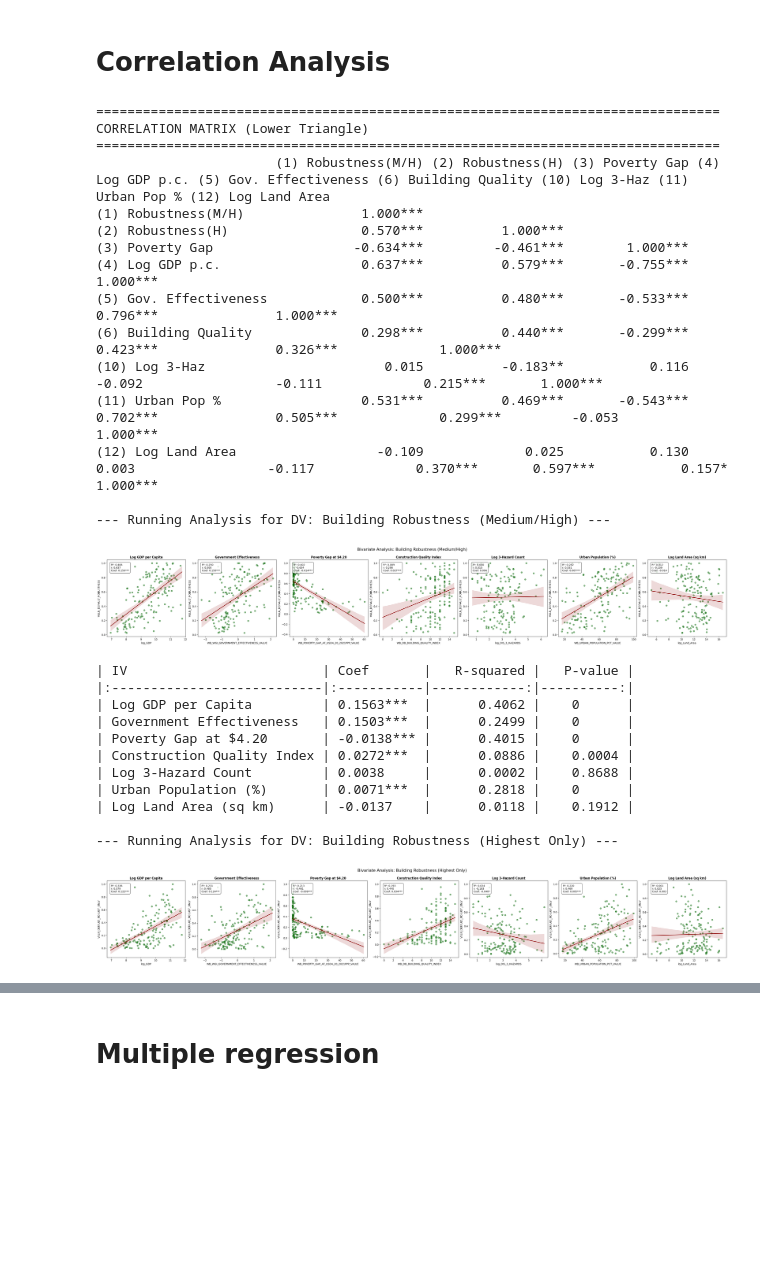
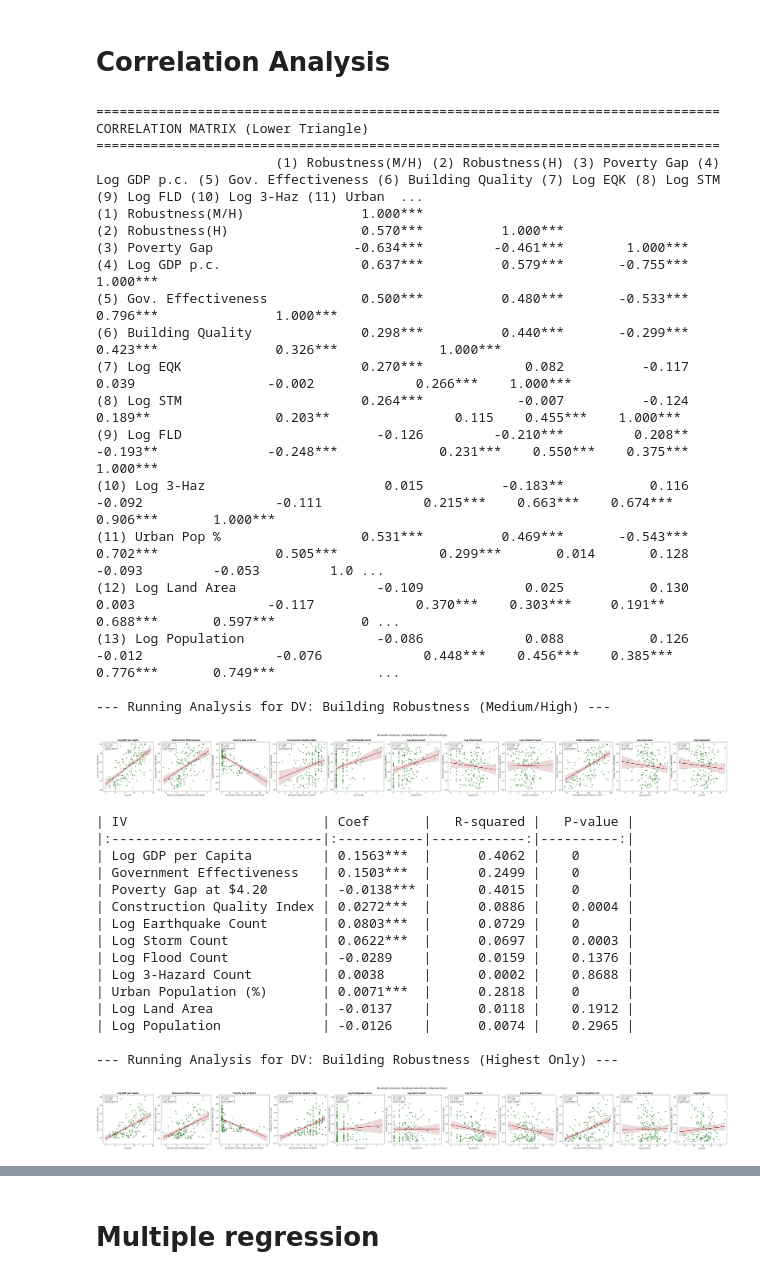
Before and after one commit to surfin89/resilient_housing_global_regression, a Jupyter notebook: notebooks/Country_regression-RegionalFE.ipynb, the cells around one changed output, grey strips where cells are left out. Saved outputs shown, nothing was run; the diff lists cells and outputs as text; code cells hidden in the pictures; blank space fills up the shorter version.

```diff
--- a/notebooks/Country_regression-RegionalFE.ipynb
+++ b/notebooks/Country_regression-RegionalFE.ipynb
@@ -47,10 +47,7 @@ df_stats['log_DIS_EQK'] = np.log1p(df_stats['DIS_EQK'])
 df_stats['log_DIS_STM'] = np.log1p(df_stats['DIS_STM'])
 df_stats['log_DIS_FLD'] = np.log1p(df_stats['DIS_FLD'])
 df_stats['log_Land_Area'] = np.log1p(df_stats['WB_LAND_AREA_SQ_KM_VALUE'])
-df_stats['log_Precipitation'] = np.log1p(df_stats['WB_AVERAGE_PRECIPITATION_MM_PER_YEAR_VALUE'])
-
-df_stats['DIS_EQK_STM'] = df_stats['DIS_EQK'] + df_stats['DIS_STM']
-df_stats['log_DIS_EQK_STM'] = np.log1p(df_stats['DIS_EQK_STM'])
+df_stats['log_POP'] = np.log1p(df_stats['WB_POPULATION_TOTAL_VALUE'])
 
 df_stats['DIS_3_HAZARDS'] = df_stats[['DIS_EQK', 'DIS_STM', 'DIS_FLD']].sum(axis=1)
 df_stats['log_DIS_3_HAZARDS'] = np.log1p(df_stats['DIS_3_HAZARDS'])
@@ -191,21 +188,19 @@ Flood Events                                            |  150 |         20 |
 # 3. CORRELATION ANALYSIS & BIVARIATE REGRESSION
 # =============================================================================
 
-# --- 3-1. Feature Engineering (Log Transformations & Composites) ---
-# Ensuring variables are created on the fixed N=150 sample
 df_analysis_sub = df_stats.copy()
 
 # -----------------------------------------------------------------------------
-# PART A: CORRELATION MATRIX (Academic Publication Format)
+# PART A: CORRELATION MATRIX
 # -----------------------------------------------------------------------------
 
 correlation_vars = [
     'VULN_DEFAULT_ROBUSTNESS', 'VULN_DEFAULT_ROBUST_ONLY',
     'WB_POVERTY_GAP_AT_USD4_20_2021PPP_VALUE', 'log_GDP',
     'WB_WGI_GOVERNMENT_EFFECTIVENESS_VALUE', 'WB_DB_BUILDING_QUALITY_INDEX',
-    'log_DIS_3_HAZARDS',
+    'log_DIS_EQK', 'log_DIS_STM', 'log_DIS_FLD', 'log_DIS_3_HAZARDS',
     'WB_URBAN_POPULATION_PCT_VALUE',
-    'log_Land_Area'
+    'log_Land_Area','log_POP'
 ]
 
 corr_labels_short = {
@@ -214,7 +209,7 @@ corr_labels_short = {
     'WB_WGI_GOVERNMENT_EFFECTIVENESS_VALUE': '(5) Gov. Effectiveness', 'WB_DB_BUILDING_QUALITY_INDEX': '(6) Building Quality',
     'log_DIS_EQK': '(7) Log EQK', 'log_DIS_STM': '(8) Log STM', 'log_DIS_FLD': '(9) Log FLD', 'log_DIS_3_HAZARDS': '(10) Log 3-Haz',
     'WB_URBAN_POPULATION_PCT_VALUE': '(11) Urban Pop %',
-    'log_Land_Area': '(12) Log Land Area'
+    'log_Land_Area': '(12) Log Land Area', 'log_POP': '(13) Log Population'
 }
 
 def get_formatted_corr_matrix(df, vars, labels, lower_only=True):
@@ -258,9 +253,13 @@ iv_map = {
     'WB_WGI_GOVERNMENT_EFFECTIVENESS_VALUE': 'Government Effectiveness',
     'WB_POVERTY_GAP_AT_USD4_20_2021PPP_VALUE': 'Poverty Gap at $4.20',
     'WB_DB_BUILDING_QUALITY_INDEX': 'Construction Quality Index',
-    'log_DIS_3_HAZARDS': 'Log 3-Hazard Count',
+    'log_DIS_EQK':'Log Earthquake Count',
+    'log_DIS_STM':'Log Storm Count',
+    'log_DIS_FLD':'Log Flood Count',
+    'log_DIS_3_HAZARDS':'Log 3-Hazard Count',
     'WB_URBAN_POPULATION_PCT_VALUE': 'Urban Population (%)',
-    'log_Land_Area': 'Log Land Area (sq km)'
+    'log_Land_Area': 'Log Land Area',
+    'log_POP': 'Log Population'
 }
 
 dv_map = {
@@ -289,50 +288,58 @@ def run_bivariate_analysis(df, dv_col, dv_label, iv_dict):
         stats_text = f"R²: {r2:.3f}\nr: {corr_r:.3f}\nCoef: {coef:.3f}{stars}"
         ax.text(0.05, 0.95, stats_text, transform=ax.transAxes, verticalalignment='top',
                 bbox=dict(boxstyle="round,pad=0.5", fc="white", alpha=0.8))
         ax.set_title(f"{iv_label}", fontsize=12, fontweight='bold')
 
         summary_list.append({
             'IV': iv_label, 'Coef': f"{coef:.4f}{stars}", 'R-squared': round(r2, 4), 'P-value': round(p, 4)
         })
 
     plt.suptitle(f"Bivariate Analysis: {dv_label}", fontsize=16, y=1.08)
     plt.show()
     return pd.DataFrame(summary_list)
 
 # Execution
 for dv_key, dv_name in dv_map.items():
     print(f"\n--- Running Analysis for DV: {dv_name} ---")
     reg_summary = run_bivariate_analysis(df_analysis_sub, dv_key, dv_name, iv_map)
     print(reg_summary.to_markdown(index=False))
 # %% [output]
 ================================================================================
 CORRELATION MATRIX (Lower Triangle)
 ================================================================================
-                       (1) Robustness(M/H) (2) Robustness(H) (3) Poverty Gap (4) Log GDP p.c. (5) Gov. Effectiveness (6) Building Quality (10) Log 3-Haz (11) Urban Pop % (12) Log Land Area
+                       (1) Robustness(M/H) (2) Robustness(H) (3) Poverty Gap (4) Log GDP p.c. (5) Gov. Effectiveness (6) Building Quality (7) Log EQK (8) Log STM (9) Log FLD (10) Log 3-Haz (11) Urban  ...
 (1) Robustness(M/H)               1.000***
 (2) Robustness(H)                 0.570***          1.000***
 (3) Poverty Gap                  -0.634***         -0.461***        1.000***
 (4) Log GDP p.c.                  0.637***          0.579***       -0.755***         1.000***
 (5) Gov. Effectiveness            0.500***          0.480***       -0.533***         0.796***               1.000***
 (6) Building Quality              0.298***          0.440***       -0.299***         0.423***               0.326***             1.000***
-(10) Log 3-Haz                       0.015          -0.183**           0.116           -0.092                 -0.111             0.215***       1.000***
-(11) Urban Pop %                  0.531***          0.469***       -0.543***         0.702***               0.505***             0.299***         -0.053         1.000***
-(12) Log Land Area                  -0.109             0.025           0.130            0.003                 -0.117             0.370***       0.597***           0.157*           1.000***
+(7) Log EQK                       0.270***             0.082          -0.117            0.039                 -0.002             0.266***    1.000***
+(8) Log STM                       0.264***            -0.007          -0.124          0.189**                0.203**                0.115    0.455***    1.000***
+(9) Log FLD                         -0.126         -0.210***         0.208**         -0.193**              -0.248***             0.231***    0.550***    0.375***    1.000***
+(10) Log 3-Haz                       0.015          -0.183**           0.116           -0.092                 -0.111             0.215***    0.663***    0.674***    0.906***       1.000***
+(11) Urban Pop %                  0.531***          0.469***       -0.543***         0.702***               0.505***             0.299***       0.014       0.128      -0.093         -0.053         1.0 ...
+(12) Log Land Area                  -0.109             0.025           0.130            0.003                 -0.117             0.370***    0.303***     0.191**    0.688***       0.597***           0 ...
+(13) Log Population                 -0.086             0.088           0.126           -0.012                 -0.076             0.448***    0.456***    0.385***    0.776***       0.749***             ...
 
 --- Running Analysis for DV: Building Robustness (Medium/High) ---
-[figure, old version]
+[figure, new version]
 | IV                         | Coef       |   R-squared |   P-value |
 |:---------------------------|:-----------|------------:|----------:|
 | Log GDP per Capita         | 0.1563***  |      0.4062 |    0      |
 | Government Effectiveness   | 0.1503***  |      0.2499 |    0      |
 | Poverty Gap at $4.20       | -0.0138*** |      0.4015 |    0      |
 | Construction Quality Index | 0.0272***  |      0.0886 |    0.0004 |
+| Log Earthquake Count       | 0.0803***  |      0.0729 |    0      |
+| Log Storm Count            | 0.0622***  |      0.0697 |    0.0003 |
+| Log Flood Count            | -0.0289    |      0.0159 |    0.1376 |
 | Log 3-Hazard Count         | 0.0038     |      0.0002 |    0.8688 |
 | Urban Population (%)       | 0.0071***  |      0.2818 |    0      |
-| Log Land Area (sq km)      | -0.0137    |      0.0118 |    0.1912 |
+| Log Land Area              | -0.0137    |      0.0118 |    0.1912 |
+| Log Population             | -0.0126    |      0.0074 |    0.2965 |
 
 --- Running Analysis for DV: Building Robustness (Highest Only) ---
-[figure, old version]
+[figure, new version]
 | IV                         | Coef       |   R-squared |   P-value |
 |:---------------------------|:-----------|------------:|----------:|
 | Log GDP per Capita         | 0.1220***  |      0.3358 |    0      |
```
Also changed, not shown: parts of 5 cells of this notebook, 7 other files.
